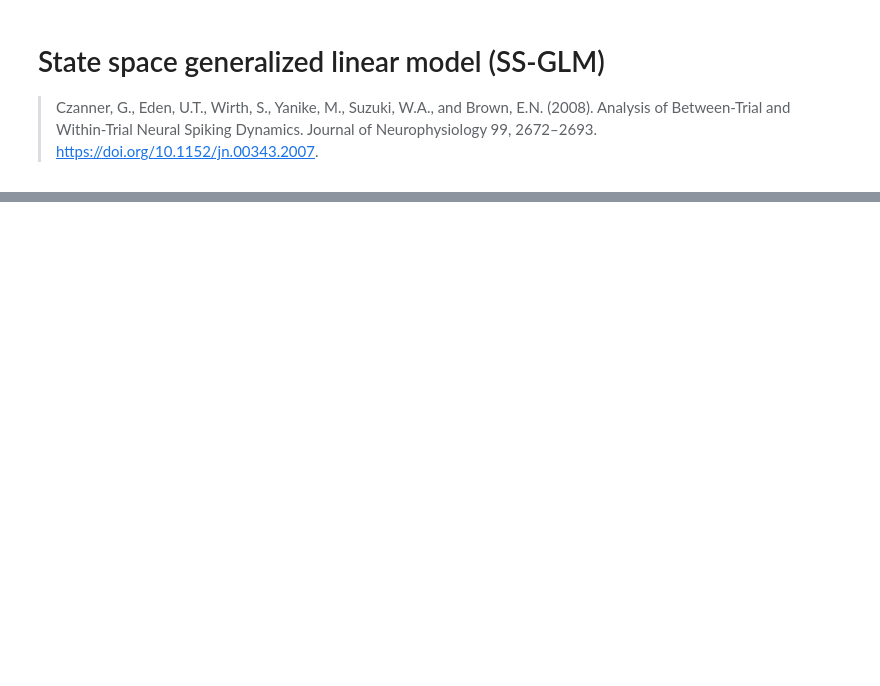
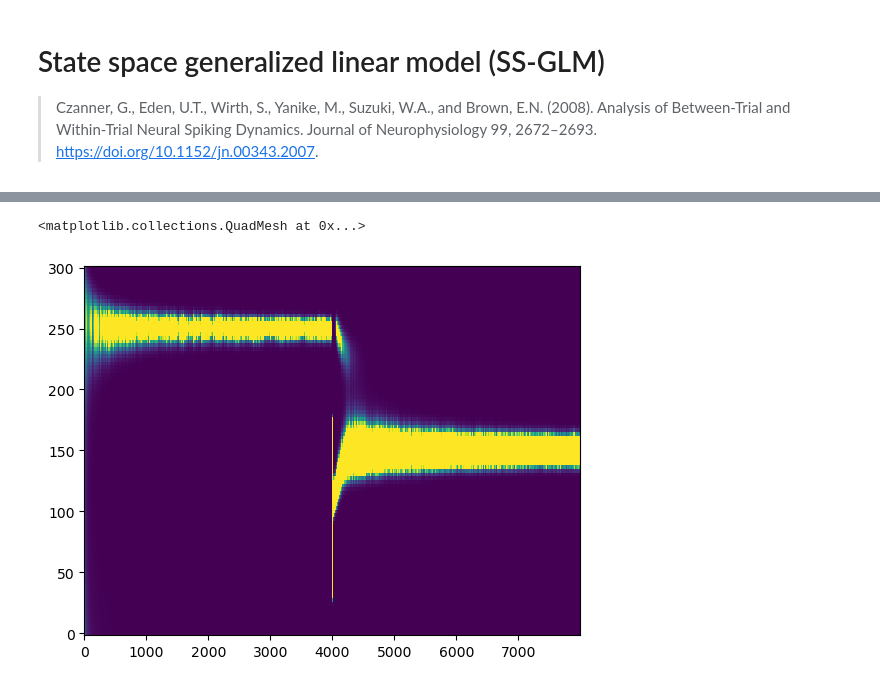
Before and after one commit to edeno/state_space_practice, a Jupyter notebook: notebooks/2008_czanner_brown.ipynb, the cells around one changed output, grey strips where cells are left out. Saved outputs shown, nothing was run; the diff lists cells and outputs as text; code cells hidden in the pictures; blank space fills up the shorter version.

```diff
--- a/notebooks/2008_czanner_brown.ipynb
+++ b/notebooks/2008_czanner_brown.ipynb
@@ -173,0 +252,13 @@ def stochastic_point_process_smoother(
+# %%
+x = np.linspace(position.min(), position.max(), 100)
+predict_matrix = dmatrix(model_formula, {"x": x})
+
+posterior_mode.shape, predict_matrix.shape
+prediction = jnp.exp(posterior_mode @ predict_matrix.T) / dt
+
+t, p = np.meshgrid(time, x)
+
+plt.pcolormesh(t, p, prediction.T, vmin=0.0, vmax=100.0)
+# %% [output]
+<matplotlib.collections.QuadMesh at 0x...>
+[figure, added]
```
Also changed, not shown: parts of 8 cells of this notebook, 12 other files.
